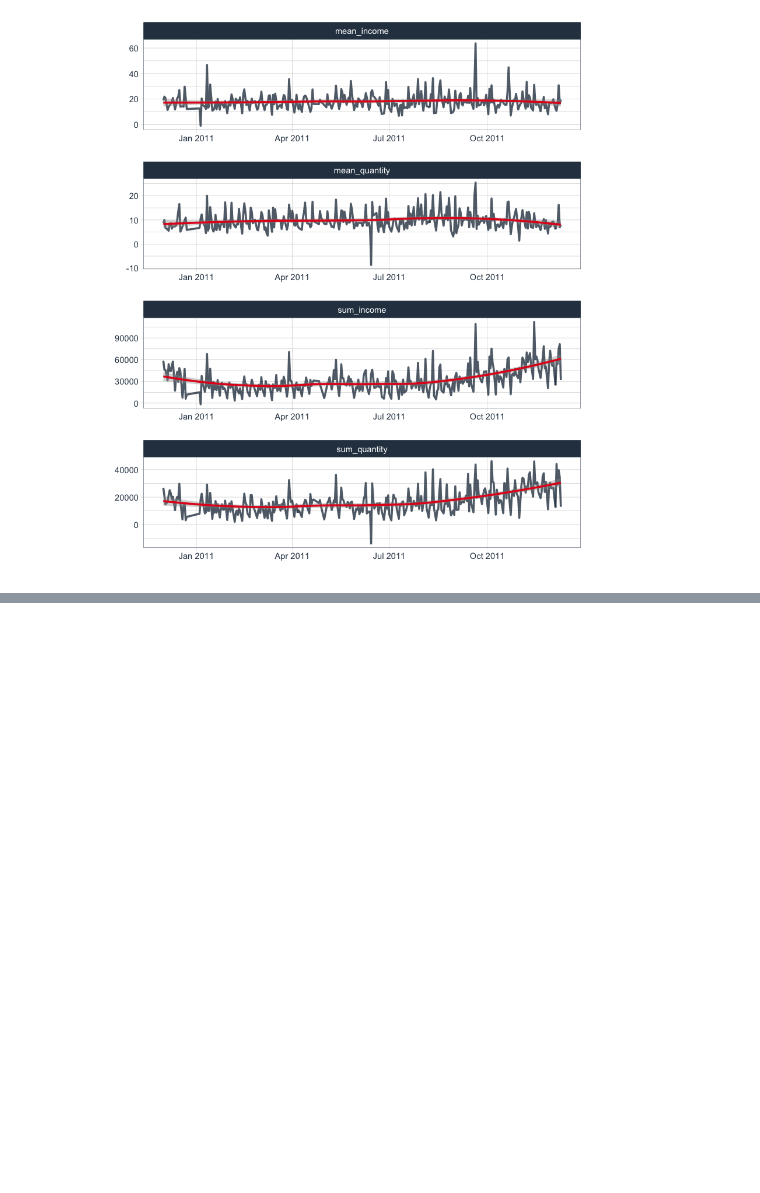
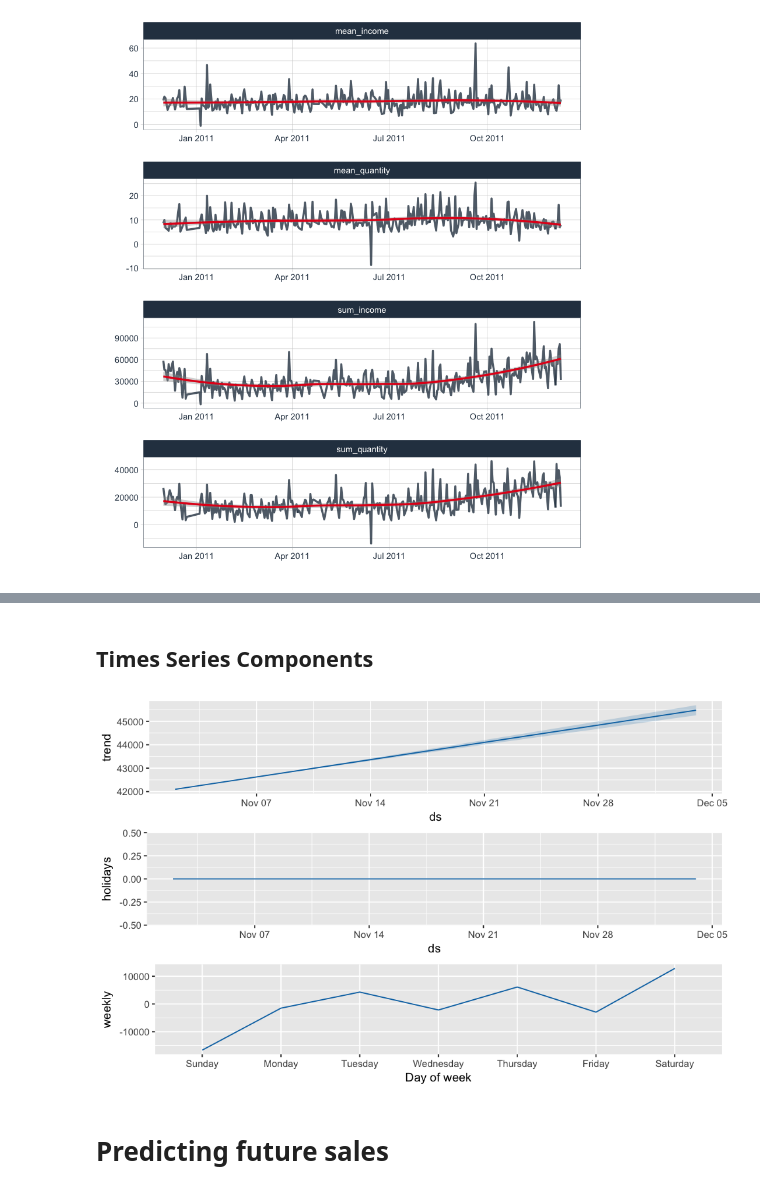
Before and after one commit to Data-Science-FMI/introduction-to-data-science-2017, a Jupyter notebook: labs/lab_3/online_retail.ipynb, the cells around one changed output, grey strips where cells are left out. Cells and saved outputs as stored; diff of their text form; code cells hidden in the pictures; blank space fills up the shorter version.

```diff
--- a/labs/lab_3/online_retail.ipynb
+++ b/labs/lab_3/online_retail.ipynb
@@ -305,0 +403,10 @@ income %>%
+# %% [markdown]
+## Times Series Components
+# %%
+options(repr.plot.width=8, repr.plot.height=5)
+
+prophet_plot_components(model, pred)
+# %% [output]
+[figure, added]
+# %% [markdown]
+# Predicting future sales
```
Also changed, not shown: parts of 16 cells of this notebook.
